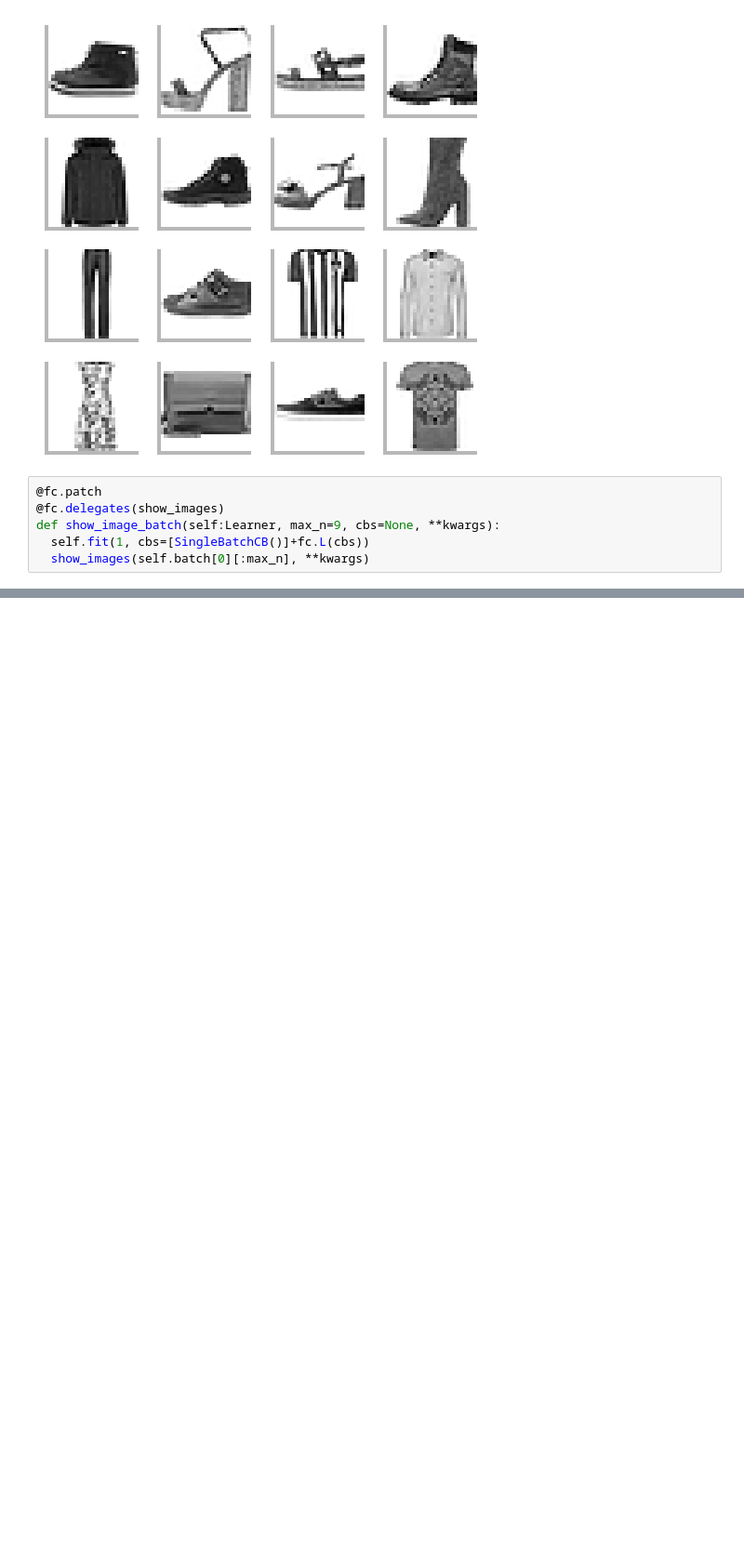
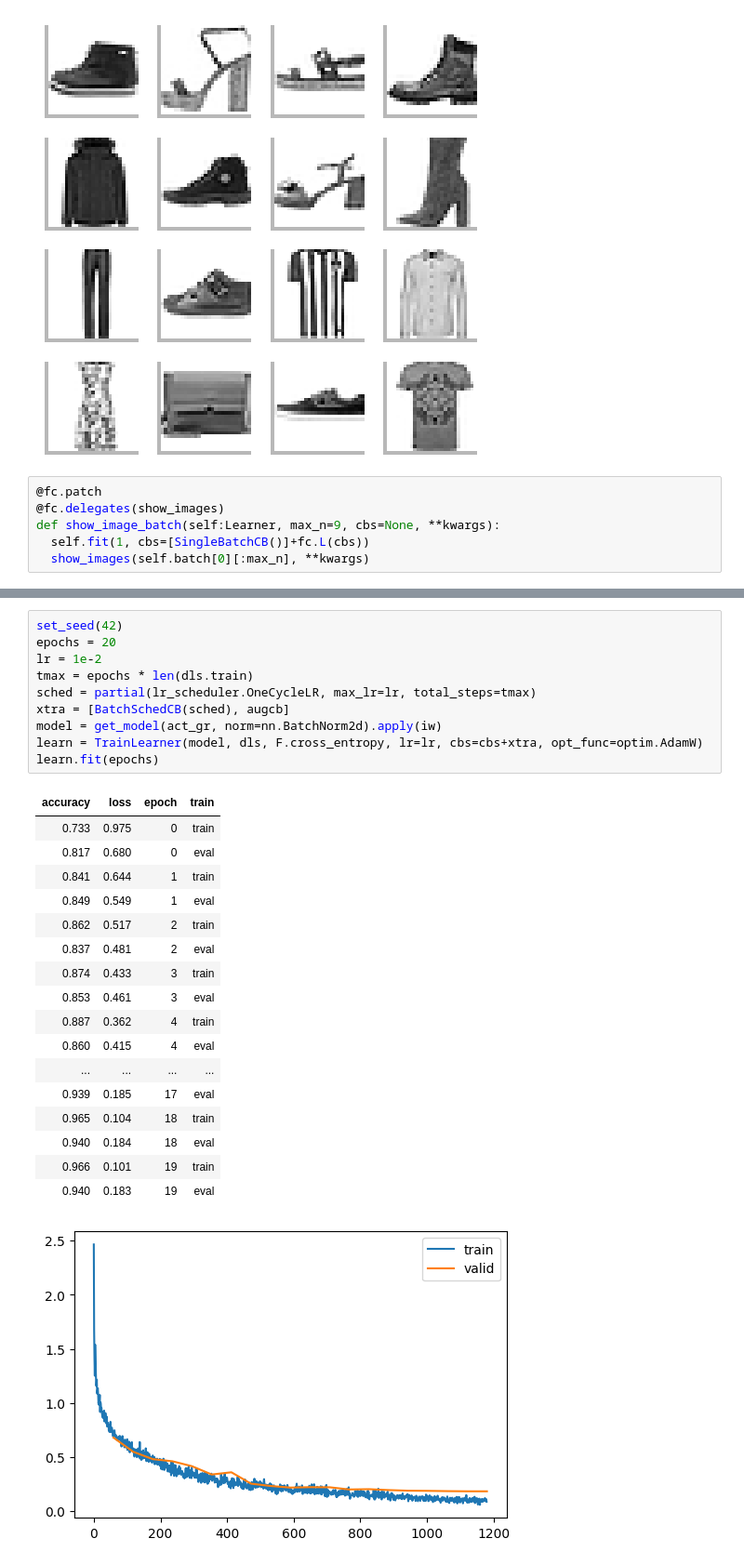
Before and after one commit to satani99/fastai_22_2, a Jupyter notebook: augmentation.ipynb, the cells around one changed output, grey strips where cells are left out. Shown: that part at 93% size. Saved outputs shown, nothing was run; the diff lists cells and outputs as text; blank space fills up the shorter version.

```diff
--- a/augmentation.ipynb
+++ b/augmentation.ipynb
@@ -314,0 +323,29 @@ def show_image_batch(self:Learner, max_n=9, cbs=None, **kwargs):
+# %%
+set_seed(42)
+epochs = 20
+lr = 1e-2
+tmax = epochs * len(dls.train)
+sched = partial(lr_scheduler.OneCycleLR, max_lr=lr, total_steps=tmax)
+xtra = [BatchSchedCB(sched), augcb]
+model = get_model(act_gr, norm=nn.BatchNorm2d).apply(iw)
+learn = TrainLearner(model, dls, F.cross_entropy, lr=lr, cbs=cbs+xtra, opt_func=optim.AdamW)
+learn.fit(epochs)
+# %% [output]
+| accuracy | loss | epoch | train |
+| 0.733 | 0.975 | 0 | train |
+| 0.817 | 0.680 | 0 | eval |
+| 0.841 | 0.644 | 1 | train |
+| 0.849 | 0.549 | 1 | eval |
+| 0.862 | 0.517 | 2 | train |
+| 0.837 | 0.481 | 2 | eval |
+| 0.874 | 0.433 | 3 | train |
+| 0.853 | 0.461 | 3 | eval |
+| 0.887 | 0.362 | 4 | train |
+| 0.860 | 0.415 | 4 | eval |
+| ... | ... | ... | ... |
+| 0.939 | 0.185 | 17 | eval |
+| 0.965 | 0.104 | 18 | train |
+| 0.940 | 0.184 | 18 | eval |
+| 0.966 | 0.101 | 19 | train |
+| 0.940 | 0.183 | 19 | eval |
+[figure, added]
```
Also changed, not shown: parts of 11 cells of this notebook.
